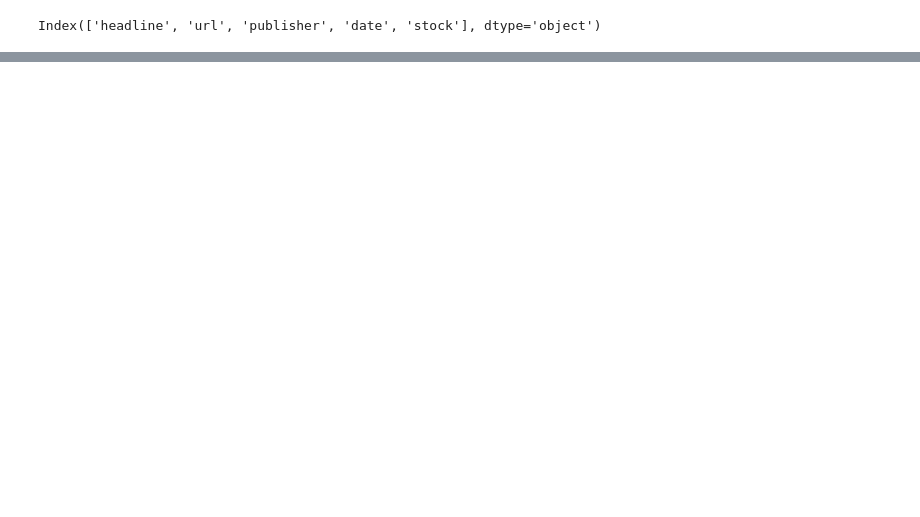
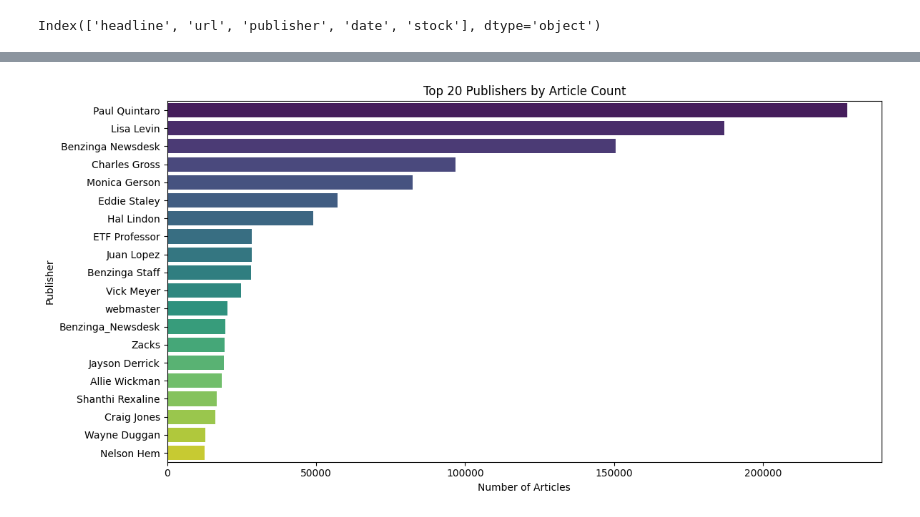
Before and after one commit to Teshager21/financial-news-sentiment-analysis, a Jupyter notebook: notebooks/exploratory/explore_news_sentiments.ipynb, the cells around one changed output, grey strips where cells are left out. Cells and saved outputs as stored; diff of their text form; code cells hidden in the pictures; blank space fills up the shorter version.

```diff
--- a/notebooks/exploratory/explore_news_sentiments.ipynb
+++ b/notebooks/exploratory/explore_news_sentiments.ipynb
@@ -158,6 +165,8 @@ df_original=df.copy()
 # %%
 #drop redundancies and clean column names
 df=dq.clean_dataframe()
+# %%
+df=dq.convert_columns_to_datetime()
 # %%
 df.info()
 # %% [output]
@@ -198,0 +225,2 @@ OSError: Cannot save file into a non-existent directory: '../data/interim'
+# %%
+viz = DataVisualizer(df)
@@ -198,0 +246,4 @@ OSError: Cannot save file into a non-existent directory: '../data/interim'
+# %%
+viz.plot_articles_per_publisher()
+# %% [output]
+[figure, added]
```
Also changed, not shown: parts of 14 cells of this notebook, 2 other files.
